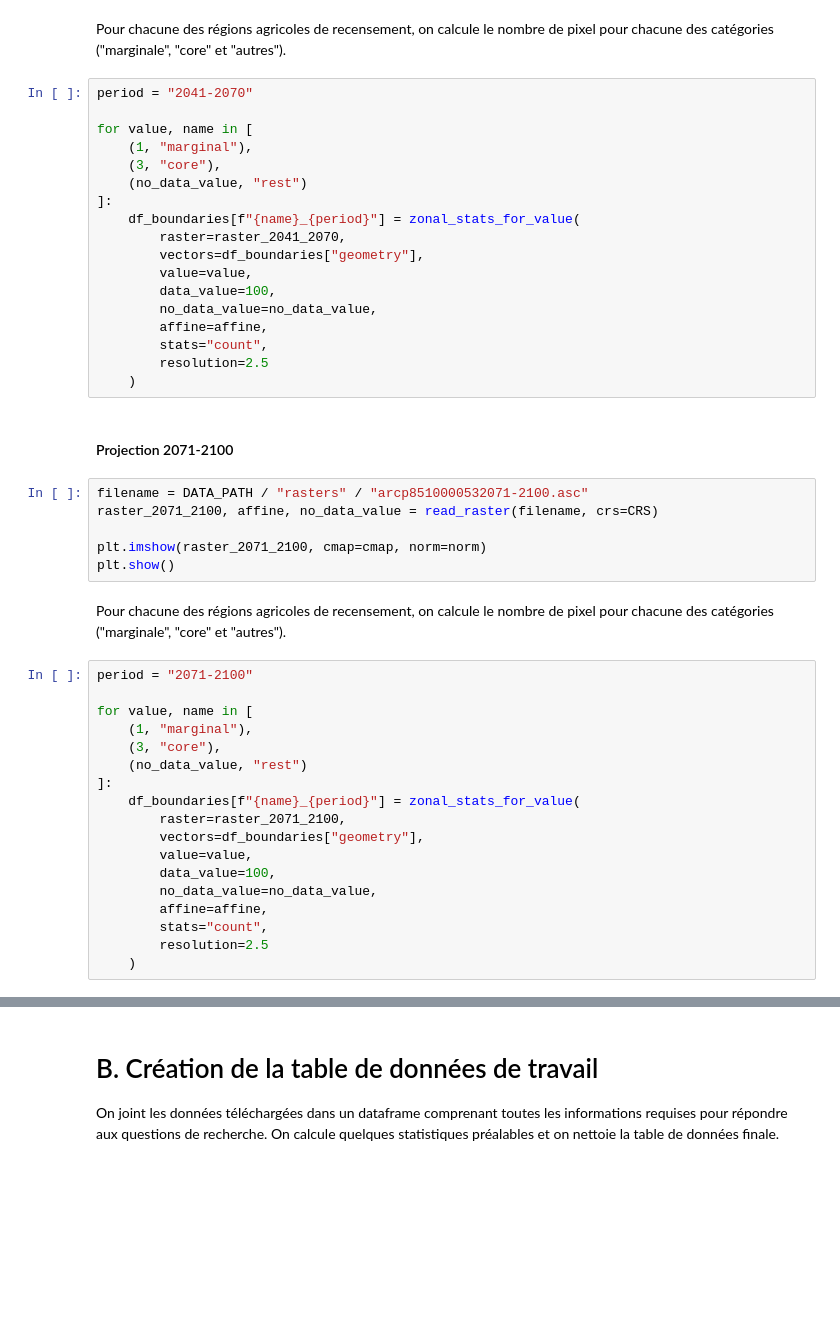
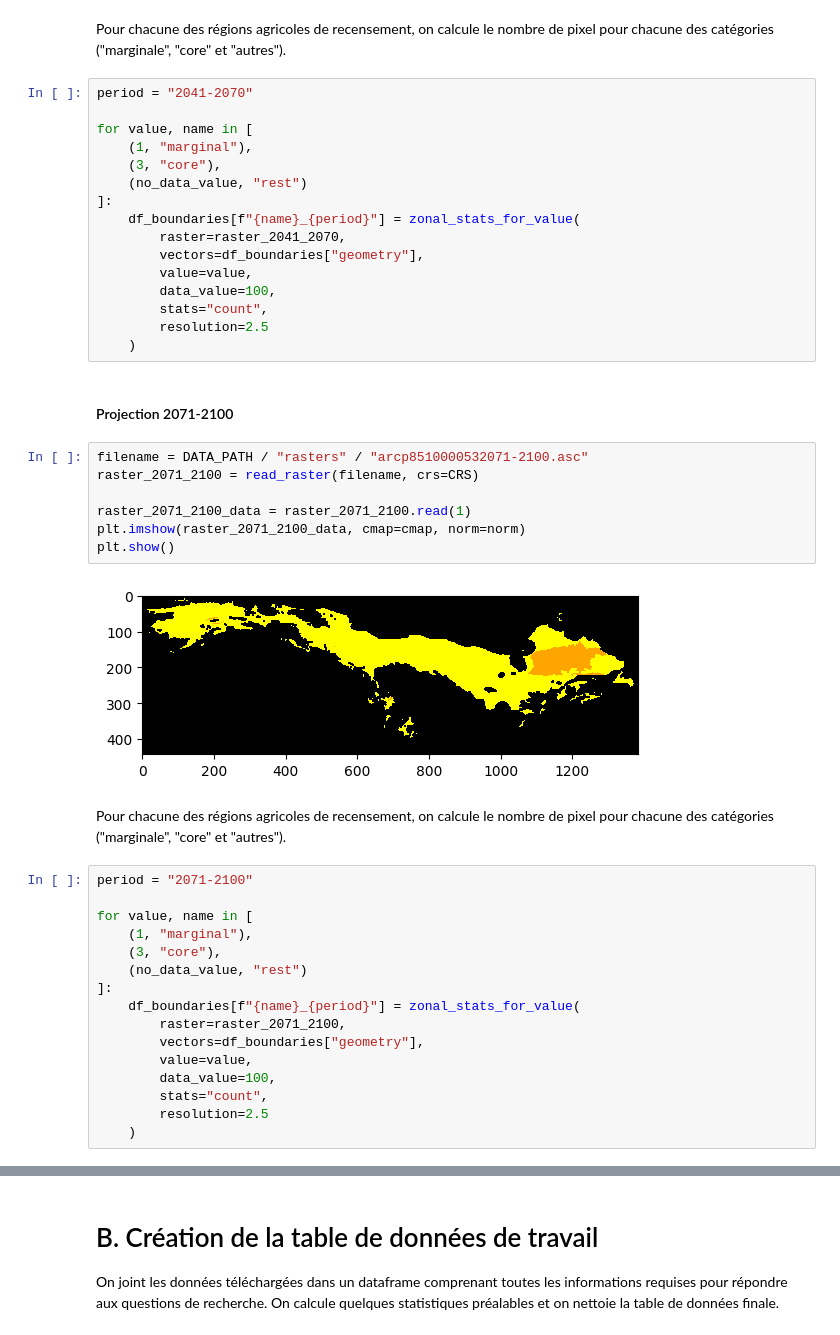
Before and after one commit to bouchardi/map_le, a Jupyter notebook: analysis.ipynb, the cells around one changed output, grey strips where cells are left out. Cells and saved outputs as stored; diff of their text form; blank space fills up the shorter version.

```diff
--- a/analysis.ipynb
+++ b/analysis.ipynb
@@ -210,8 +245,6 @@ for value, name in [
         vectors=df_boundaries["geometry"],
         value=value,
         data_value=100,
-        no_data_value=no_data_value,
-        affine=affine,
         stats="count",
         resolution=2.5
     )
@@ -219,10 +252,13 @@ for value, name in [
 #### Projection 2071-2100
 # %%
 filename = DATA_PATH / "rasters" / "arcp8510000532071-2100.asc"
-raster_2071_2100, affine, no_data_value = read_raster(filename, crs=CRS)
+raster_2071_2100 = read_raster(filename, crs=CRS)
 
-plt.imshow(raster_2071_2100, cmap=cmap, norm=norm)
+raster_2071_2100_data = raster_2071_2100.read(1)
+plt.imshow(raster_2071_2100_data, cmap=cmap, norm=norm)
 plt.show()
+# %% [output]
+[figure, added]
 # %% [markdown]
 Pour chacune des régions agricoles de recensement, on calcule le nombre de pixel pour chacune des catégories ("marginale", "core" et "autres").
 # %%
@@ -238,8 +274,6 @@ for value, name in [
         vectors=df_boundaries["geometry"],
         value=value,
         data_value=100,
-        no_data_value=no_data_value,
-        affine=affine,
         stats="count",
         resolution=2.5
     )
```
Also changed, not shown: parts of 31 cells of this notebook, 1 other file.
